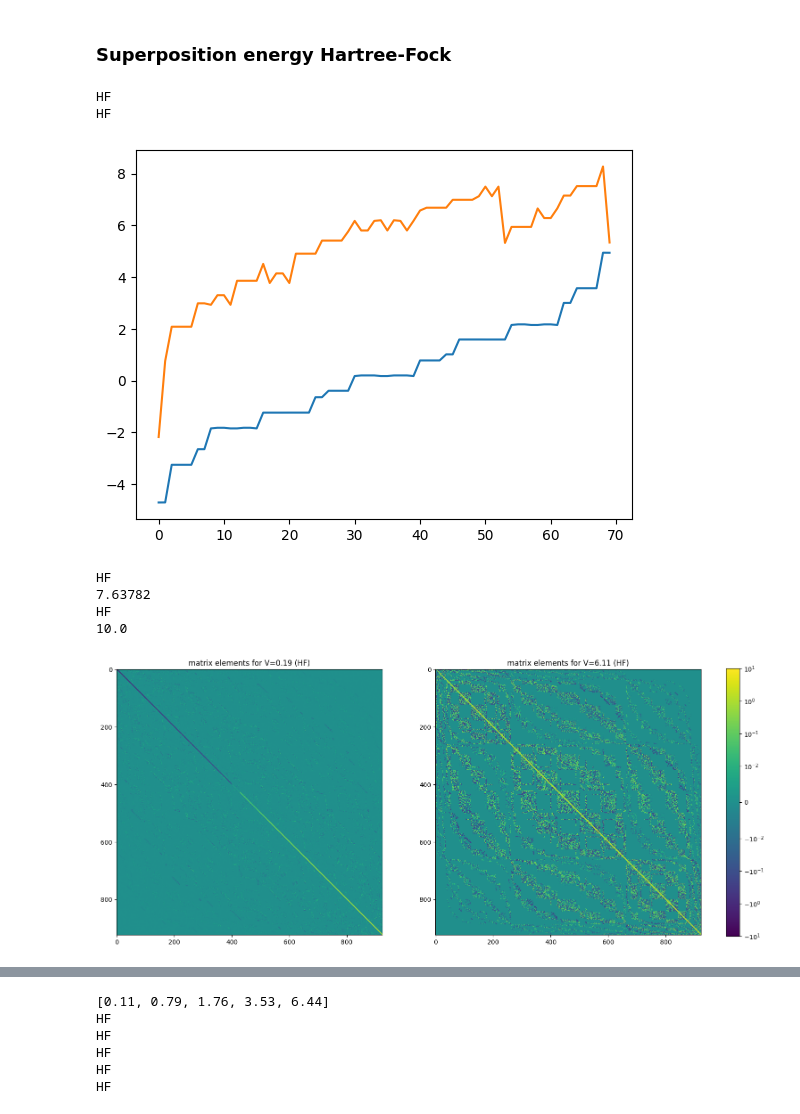
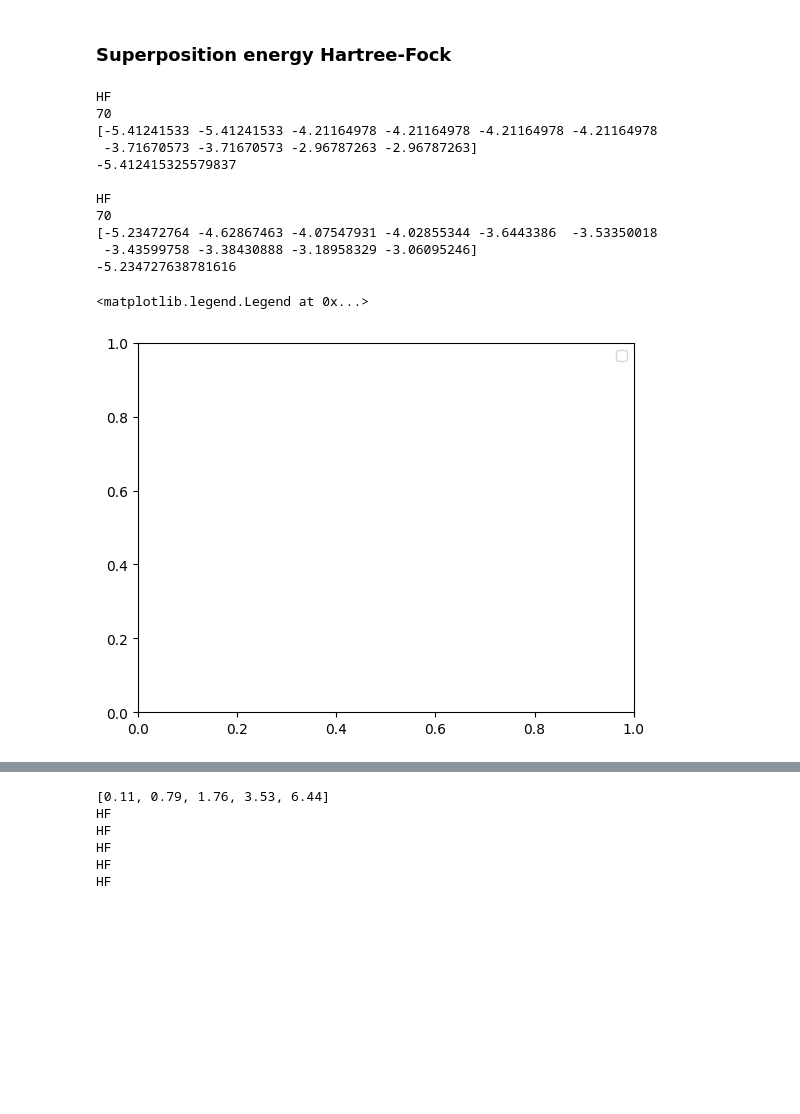
Before and after one commit to Arash-H-Jafarizadeh/Fermionic-State-Preparation, a Jupyter notebook: Fermionic_Hartree_Fock_Method(Adam).ipynb, the cells around one changed output, grey strips where cells are left out. Drawn from its saved outputs; the diff is of its cells as text; code cells hidden in the pictures; blank space fills up the shorter version.

```diff
--- a/Fermionic_Hartree_Fock_Method(Adam).ipynb
+++ b/Fermionic_Hartree_Fock_Method(Adam).ipynb
@@ -489,13 +491,10 @@ def hart_fock_superposition(physical,L, **kws):
         # last_H = HF_hamil(physical, c_mat, L)
         # last_E, last_U = np.linalg.eigh(last_H)
         c_mat = np.dot(last_U[:,:L//2],np.conj(last_U[:,:L//2].T))
-        HF_energy = fullEnergy_HF(c_mat, physical, L)
+        # HF_energy = fullEnergy_HF(c_mat, physical, L)
 
     print("HF")
-    # print(last_E)
     new_ham = based_ham( physical, L, last_E, last_U, **kws)
-    # print(np.diag(new_ham))
-    # new_E, new_U = np.linalg.eigh(new_ham)
 
     # return(HF_energy, new_E[0], new_U[:,0])
     return(new_ham)
@@ -505,7 +504,7 @@ def mean_field_superposition(physical, L, **kws):
     max_iters = kws['max_iters'] if 'max_iters' in kws.keys() else 200
     startp = kws['start_point'] if 'start_point' in kws.keys() else 0.25
 
-    c_mat = np.diag([0.,0.]*(L//2) + startp * np.random.randn(L))
+    c_mat = np.diag([1.,0.]*(L//2) + startp * np.random.randn(L))
 
     last_E = np.empty((L))
     last_U = np.empty((L,L))
@@ -550,53 +549,77 @@ def free_fermion_superposition(physical,L, **kws):
 # %%
 L = 8
 
-physical = 0.19731, -1.0
+physical = -.9731, 1.0
 # hf_vwesion0 = free_fermion_superposition(physical, L)
-hf_vwesion0 = hart_fock_superposition(physical, L, max_iters=400)
-physical = 6.19731, -1.0
+hf_vwesion0 = hart_fock_superposition(physical, L, max_iters=400, PBC=True)
+
+hf_new_E, hf_new_U = np.linalg.eigh(hf_vwesion0)
+print(len(hf_new_E))
+print(hf_new_E[:10])
+super_energy_hf = hf_new_E[0]
+print(super_energy_hf)
+print("")
+
+
+physical = -.9731, 1.0
 # hf_vwesion1 = free_fermion_superposition(physical, L)
-hf_vwesion1 = hart_fock_superposition(physical, L, max_iters=400)
-# print(super_energy2)
-# print("")
+hf_vwesion1 = hart_fock_superposition(physical, L, max_iters=400, PBC=False)
+hf_new_E, hf_new_U = np.linalg.eigh(hf_vwesion1)
+print(len(hf_new_E))
+print(hf_new_E[:10])
+super_energy_hf = hf_new_E[0]
+print(super_energy_hf)
+print("")
 
 # mf_energy, super_energy1, vec = mean_field_superposition(physical, L, max_iters=400, basis_len = bs)
 # print(super_energy1)
 # print("")
 
 # print(super_energy3)
 # print("")
-from matplotlib.colors import LogNorm, SymLogNorm
+# from matplotlib.colors import LogNorm, SymLogNorm
 
 # fig, ax = pl.subplots(1,2, figsize=(18, 18) )
-pl.plot(np.diag(hf_vwesion0))
-pl.plot(np.diag(hf_vwesion1))
+# pl.plot(np.diag(hf_vwesion0), label="1st")
+# pl.plot(np.diag(hf_vwesion1), label="2nd")
 # fig, ax = pl.subplots()
 # im0 = ax[0].imshow(hf_vwesion0, norm=SymLogNorm(linthresh=0.01, vmin=-v_fac, vmax=v_fac))
 # ax[0].set_title(f'matrix elements for V=0.19 (HF)')
 # im1 = ax[1].imshow(hf_vwesion1, norm=SymLogNorm(linthresh=0.01, vmin=-v_fac, vmax=v_fac))
 # ax[1].set_title(f'matrix elements for V=6.11 (HF)')
 
 # cb = fig.colorbar(im0, ax=ax, fraction=0.0215, pad=0.04)#orientation='vertical')
 # cb.set_clim(-10,10)
-pl.show()
+pl.legend()
+# pl.show()
 # %% [output]
 HF
+70
+[-5.41241533 -5.41241533 -4.21164978 -4.21164978 -4.21164978 -4.21164978
+ -3.71670573 -3.71670573 -2.96787263 -2.96787263]
+-5.412415325579837
+
 HF
+70
+[-5.23472764 -4.62867463 -4.07547931 -4.02855344 -3.6443386  -3.53350018
+ -3.43599758 -3.38430888 -3.18958329 -3.06095246]
+-5.234727638781616
+<matplotlib.legend.Legend at 0x...>
-[figure, old version]
+[figure, new version]
 # %%
 ## ploting all the apmlitudes ##
 
 
-L = 12
+L = 8
 
 physical = 0.19731, -1.0
 # hf_vwesion0 = free_fermion_superposition(physical, L)
 hf_vwesion0 = hart_fock_superposition(physical, L, max_iters=400)
 v_fac2 =  np.round(np.max([abs(np.max(hf_vwesion0)), abs(np.min(hf_vwesion0))]), decimals=5)
 print(v_fac2)
-physical = 6.19731, -1.0
+physical = 0.19731, -1.0
 # hf_vwesion1 = free_fermion_superposition(physical, L)
-hf_vwesion1 = hart_fock_superposition(physical, L, max_iters=400)
+hf_vwesion1 = hart_fock_superposition(physical, L, max_iters=400, PBC=False)
 v_fac1 =  np.round(np.max([abs(np.max(hf_vwesion1)), abs(np.min(hf_vwesion1))]), decimals=-1)
 print(v_fac1)
 v_fac = np.max([v_fac1,v_fac2])
@@ -622,9 +645,3 @@ ax[1].set_title(f'matrix elements for V=6.11 (HF)')
 cb = fig.colorbar(im0, ax=ax, fraction=0.0215, pad=0.04)#orientation='vertical')
 # cb.set_clim(-10,10)
 pl.show()
-# %% [output]
-HF
-7.63782
-HF
-10.0
-[figure, removed]
```
Also changed, not shown: parts of 5 cells of this notebook, 1 other file.
